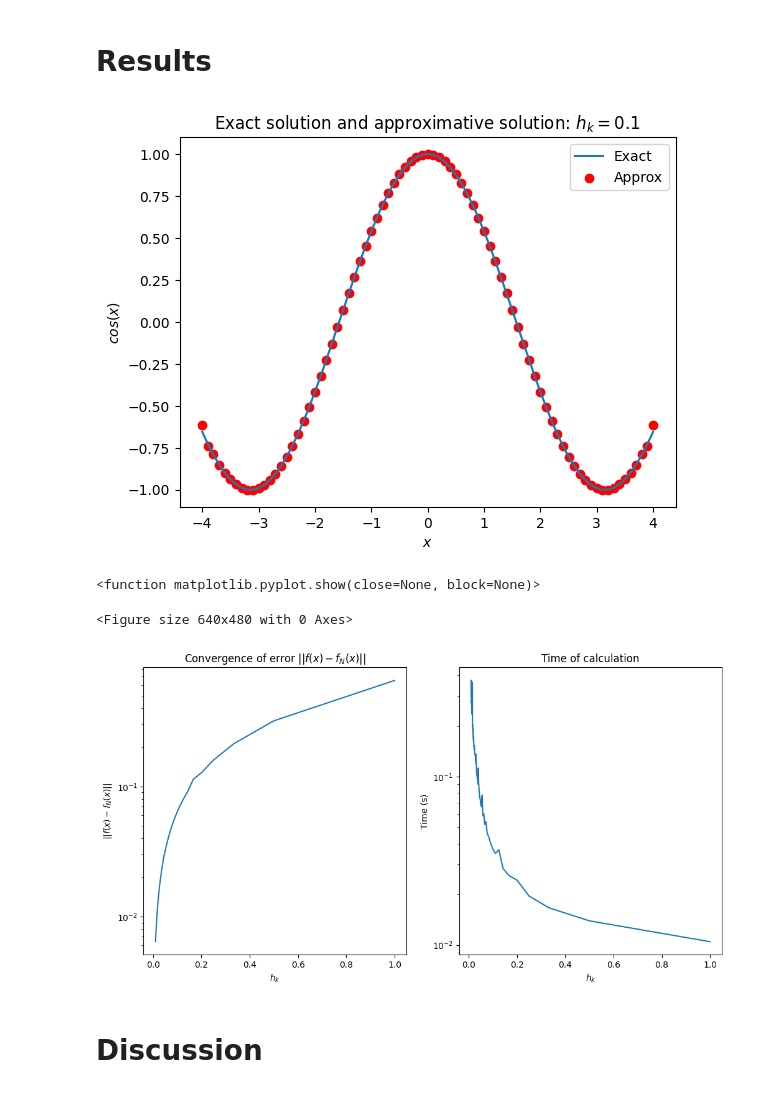
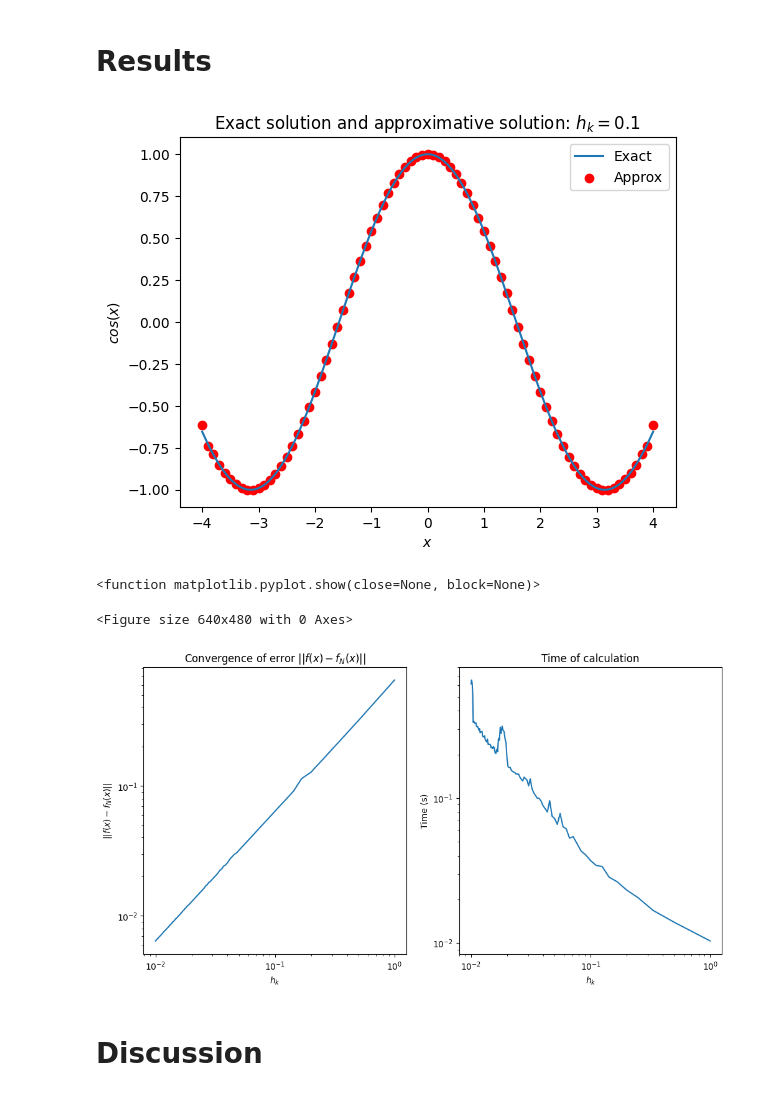
Before and after one commit to johanhoffman/DD2363_VT24, a Jupyter notebook: Lab3/Widen00_lab3.ipynb, the cells around one changed output. Cells and saved outputs as stored; diff of their text form; code cells hidden in the pictures.

Commit message:
Lab 3 Done. Adjusted one of the plots to loglog

```diff
--- a/Lab3/Widen00_lab3.ipynb
+++ b/Lab3/Widen00_lab3.ipynb
@@ -254,35 +254,35 @@ for p in range(1, divisions+1):
 # %%
 # Plot all results
 
 plt.figure(1)
 plt.plot(t, f(t), label="Exact")
 plt.scatter(mesh, f_approx_mesh, color='r', label ="Approx")
 plt.title("Exact solution and approximative solution: $h_k = 0.1$")
 plt.xlabel("$x$")
 plt.ylabel("$cos(x)$")
 plt.legend()
 plt.show()
 
 plt.figure(2)
 plt.figure(figsize=(12,6))
 plt.subplot(121)
-plt.semilogy(int_vec, error_vec)
+plt.loglog(int_vec, error_vec)
 plt.title("Convergence of error $||f(x) - f_N(x)||$")
 plt.ylabel("$||f(x) - f_N(x)||$")
 plt.xlabel("$h_k$")
 plt.show
 
 plt.subplot(122)
-plt.semilogy(int_vec, t_vec)
+plt.loglog(int_vec, t_vec)
 plt.title("Time of calculation")
 plt.ylabel("Time (s)")
 plt.xlabel("$h_k$")
 plt.show
 # %% [output]
 [figure]
 <function matplotlib.pyplot.show(close=None, block=None)>
 <Figure size 640x480 with 0 Axes>
-[figure, old version]
+[figure, new version]
 # %% [markdown]
 # **Discussion**
 # %% [markdown]
```
